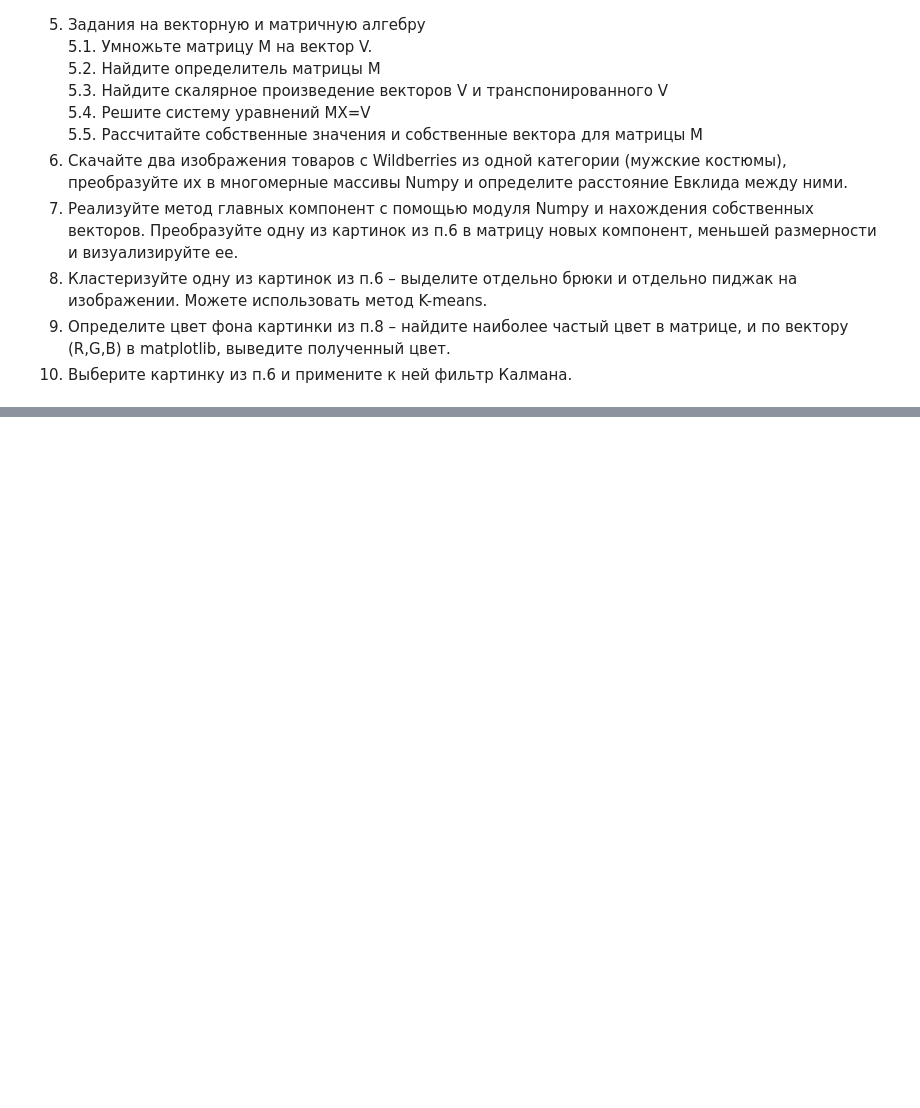
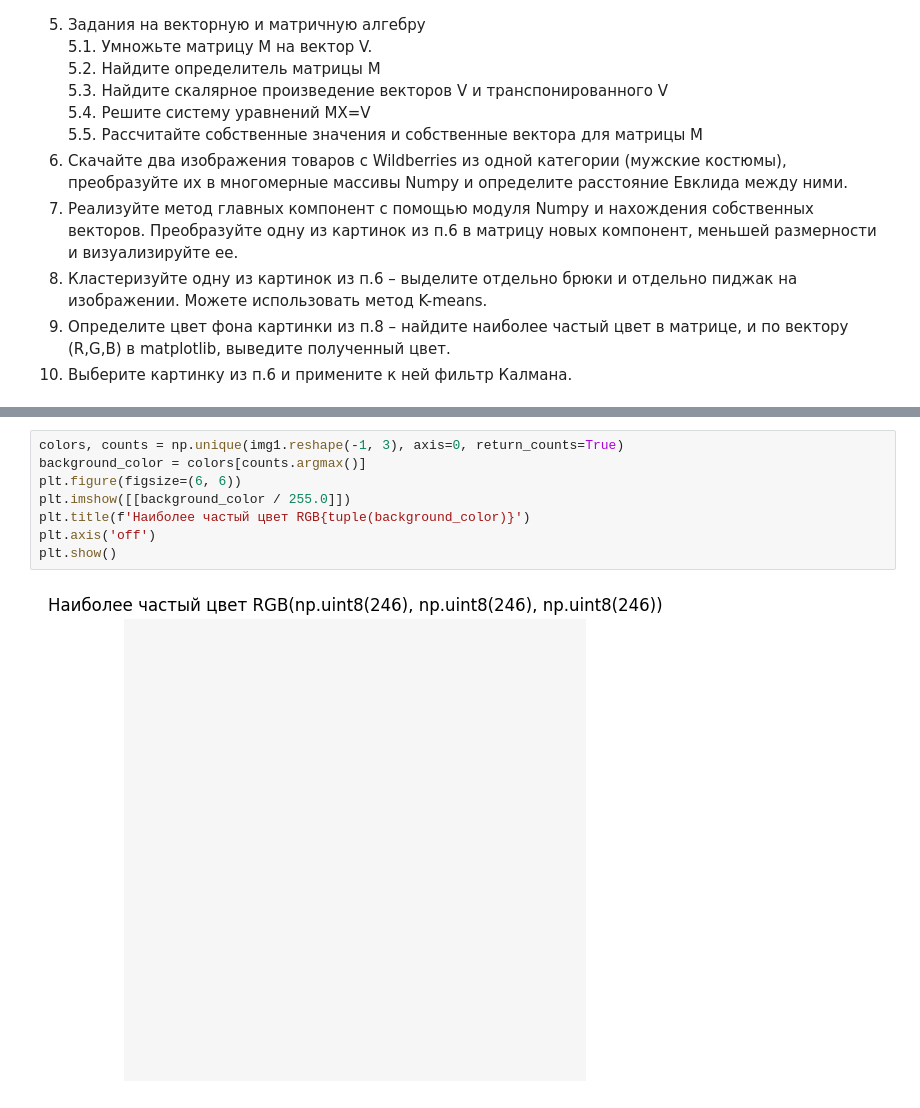
Before and after one commit to Azonchic16/data_processing_sem1, a Jupyter notebook: lab3.ipynb, the cells around one changed output, grey strips where cells are left out. Drawn from its saved outputs; the diff is of its cells as text; blank space fills up the shorter version.

```diff
--- a/lab3.ipynb
+++ b/lab3.ipynb
@@ -47,0 +204,10 @@
+# %%
+colors, counts = np.unique(img1.reshape(-1, 3), axis=0, return_counts=True)
+background_color = colors[counts.argmax()]
+plt.figure(figsize=(6, 6))
+plt.imshow([[background_color / 255.0]])
+plt.title(f'Наиболее частый цвет RGB{tuple(background_color)}')
+plt.axis('off')
+plt.show()
+# %% [output]
+[figure, added]
```
Also changed, not shown: parts of 6 cells of this notebook, 2 other files.
